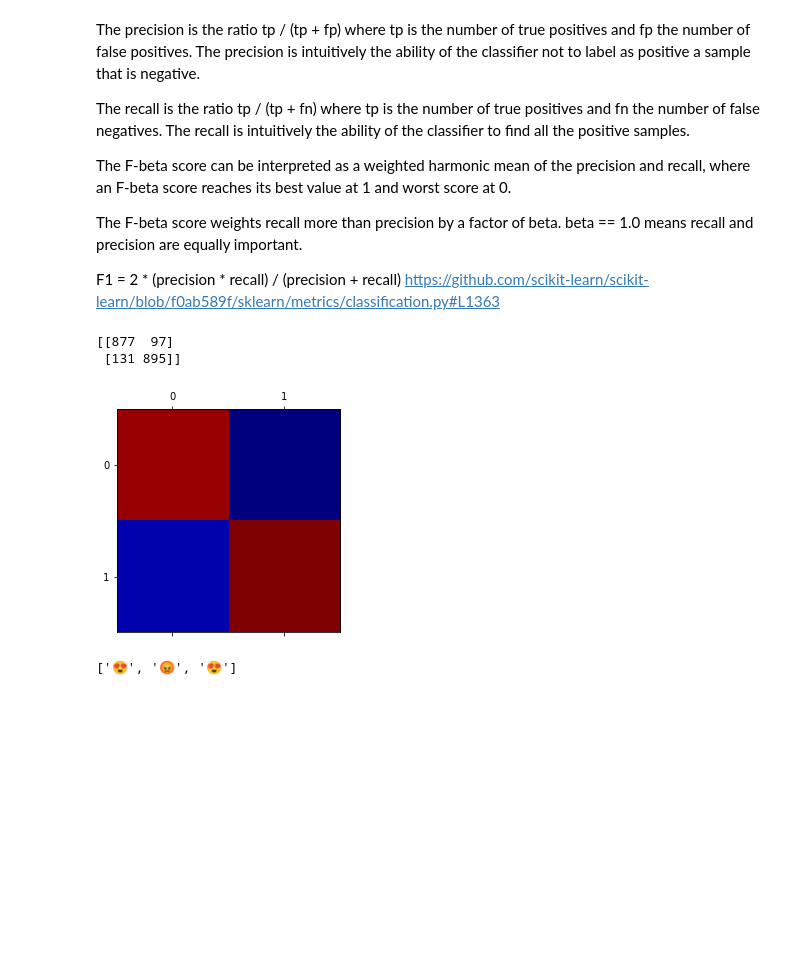
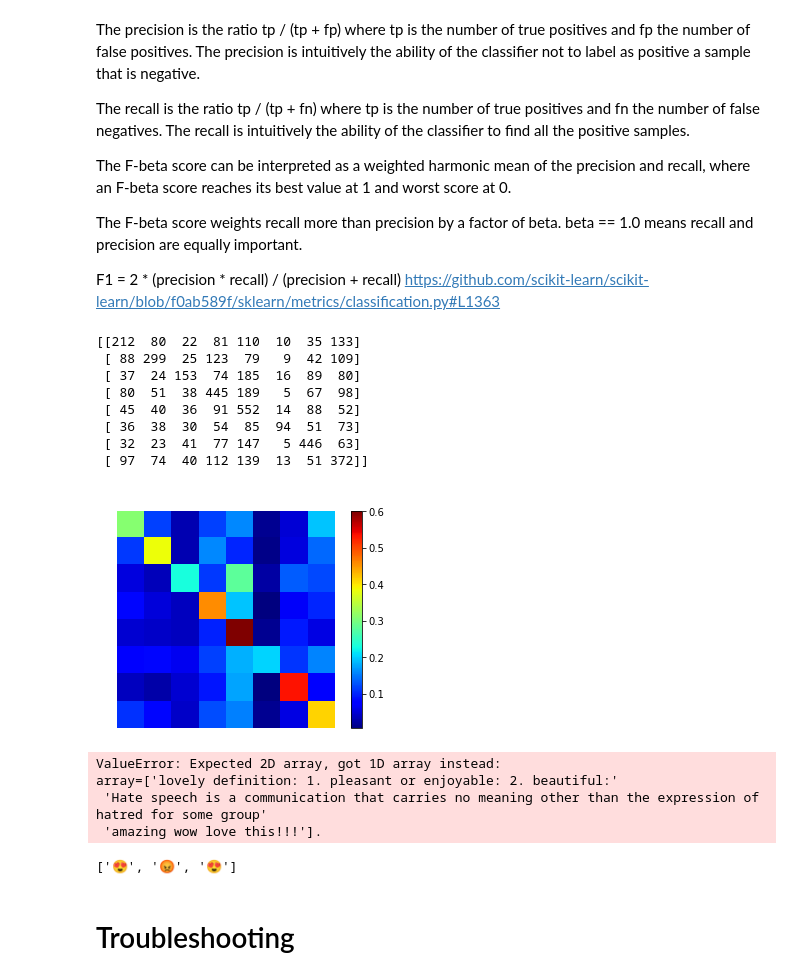
Before and after one commit to xiuyechen/insight, a Jupyter notebook: myTweets_perceptron_1Dtarget_condensed-reproduce.ipynb, the cells around one changed output. Drawn from its saved outputs; the diff is of its cells as text; code cells hidden in the pictures; blank space fills up the shorter version.

```diff
--- a/myTweets_perceptron_1Dtarget_condensed-reproduce.ipynb
+++ b/myTweets_perceptron_1Dtarget_condensed-reproduce.ipynb
@@ -78,3 +78,23 @@ for i in range(numEmojis):
 target_1d = np.array(target, dtype=int)
 # %% [output]
 8
+# %%
+# select subset
+target_names = ['😀','😍','😶','😛','☹️','😠','🤣','🤓']
+numEmojis = len(target_names)
+print(numEmojis)
+
+IX = [emoji_list.index(n) for n in target_names]
+Len = D.numTweets
+
+data = []
+target = []
+for i in range(numEmojis):
+    ix = IX[i]
+    i_end = (np.cumsum(Len)[ix])
+    i_start = i_end - Len[ix]
+    data_chunk = D.data[i_start:i_end]
+    target_chunk = D.target_1d[i_start:i_end]
+    data.extend(data_chunk)
+    target.extend(target_chunk)
+target_1d = np.array(target, dtype=int)
@@ -190,0 +217,7 @@ clf.coef_.shape
+# %%
+test0 = ['What are your worst experiences with house centipedes Quora we deal with Tiger Centipedes(Scolopendra Polymorpha) and they usually come ... Whole House stinks really bad for a couple of Hours after a Spray down.']
+
+xv_test = vectorizer.transform(test0)
+print(xv_test.shape)
+y_predicted = clf.predict(xv_test)
+print(y_predicted)
@@ -322,14 +396,32 @@ https://github.com/scikit-learn/scikit-learn/blob/f0ab589f/sklearn/metrics/class
 cm = metrics.confusion_matrix(y_test, y_predicted)
 print(cm)
 # %% [output]
-[[877  97]
- [131 895]]
+[[212  80  22  81 110  10  35 133]
+ [ 88 299  25 123  79   9  42 109]
+ [ 37  24 153  74 185  16  89  80]
+ [ 80  51  38 445 189   5  67  98]
+ [ 45  40  36  91 552  14  88  52]
+ [ 36  38  30  54  85  94  51  73]
+ [ 32  23  41  77 147   5 446  63]
+ [ 97  74  40 112 139  13  51 372]]
 # %%
 import matplotlib.pyplot as plt
+
 plt.matshow(cm, cmap=plt.cm.jet)
+plt.axis('off')
 plt.show()
-# %% [output]
-[figure, removed]
+# %%
+# Set up figure with colorbar
+cm_norm = cm.astype('float') / cm.sum(axis=1)[:, np.newaxis]
+
+fig = plt.figure()
+ax = fig.add_subplot(111)
+cax = ax.matshow(cm_norm, cmap=plt.cm.jet) #cmap='bone'
+plt.axis('off')
+fig.colorbar(cax)
+fig.savefig('confusionm_8x.png',bbox_inches='tight')
+# %% [output]
+[figure, added]
 # %%
 # Predict the result on some short new sentences:
 sentences = [
@@ -338,6 +430,11 @@ sentences = [
     u'amazing wow love this!!!',
 ]
 predicted = clf.predict(sentences)
+# %% [output]
+ValueError: Expected 2D array, got 1D array instead:
+array=['lovely definition: 1. pleasant or enjoyable: 2. beautiful:'
+ 'Hate speech is a communication that carries no meaning other than the expression of hatred for some group'
+ 'amazing wow love this!!!'].
 # %%
 output = []
 for ii in predicted:
@@ -359,3 +456,5 @@ predicted = clf1.predict(X_new_tfidf)
 
 for doc, category in zip(docs_new, predicted):
     print('%r => %s' % (doc, T.target_names[category]))
+# %% [markdown]
+# Troubleshooting
```
Also changed, not shown: parts of 29 cells of this notebook, 31 other files.
